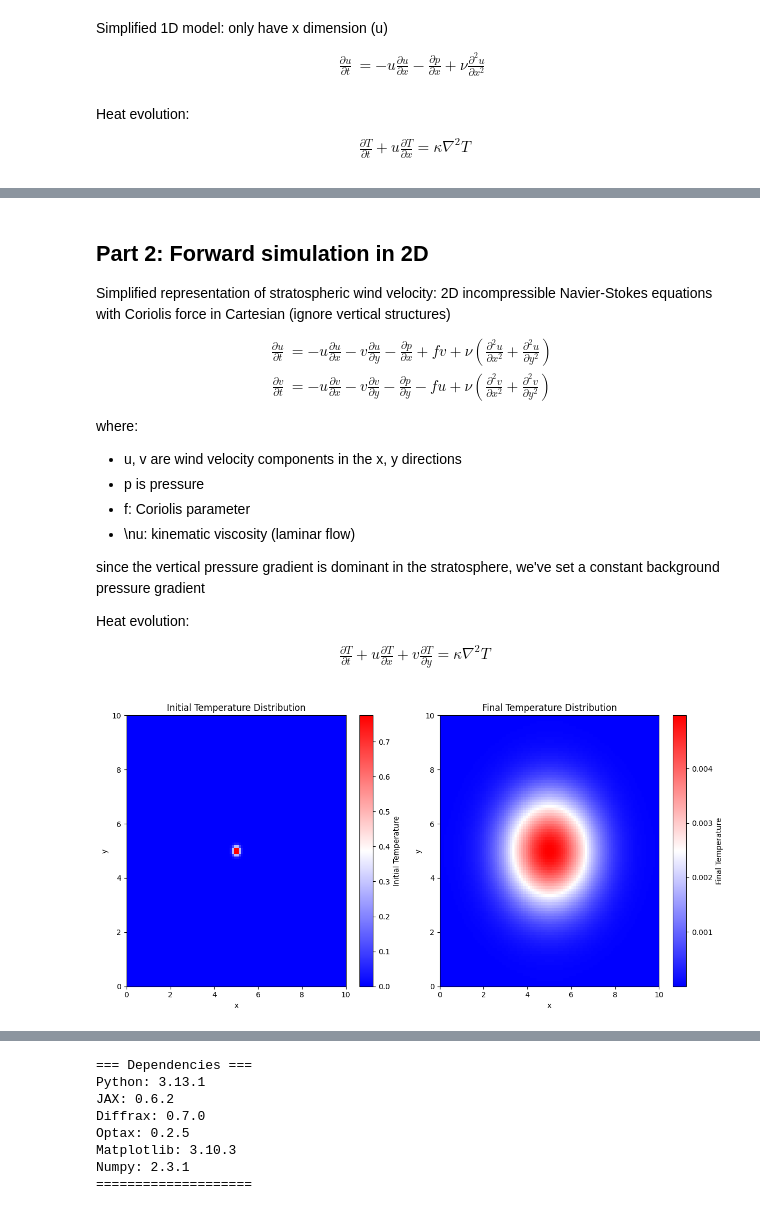
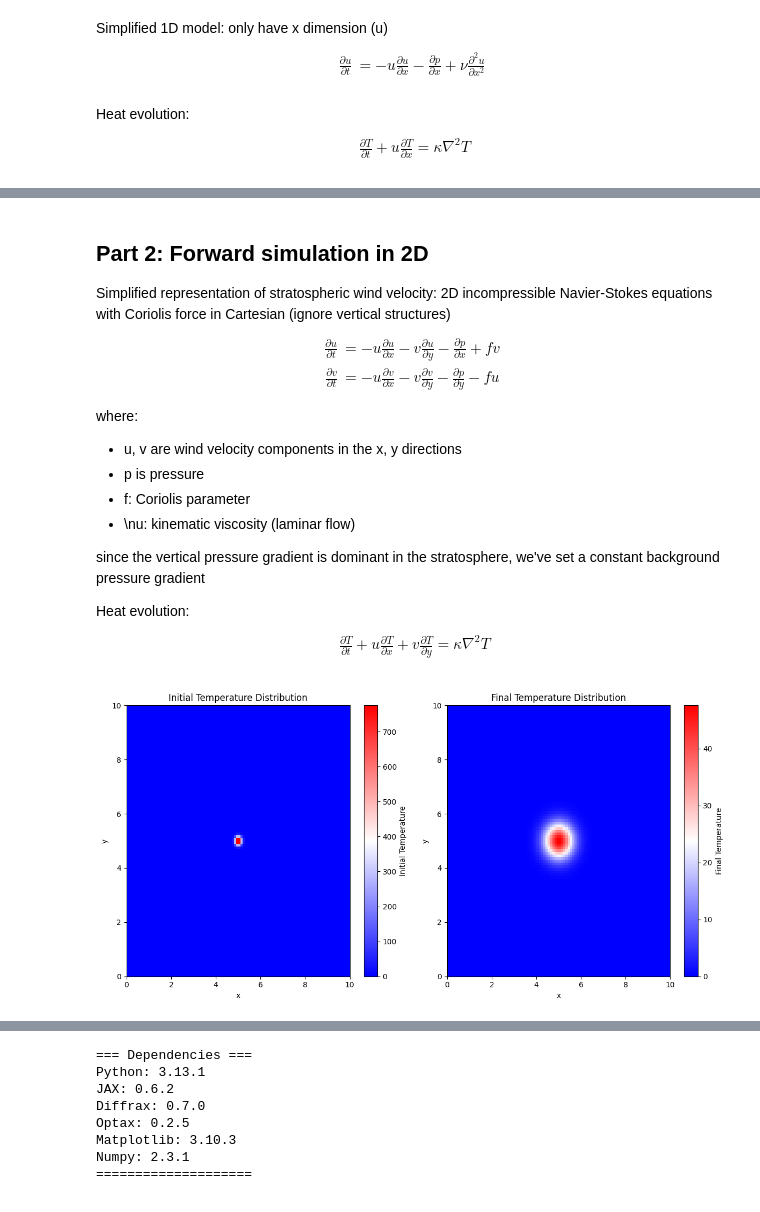
Before and after one commit to jessicakzhang/differential-envopt, a Jupyter notebook: heat_example/heat_NS_optimization.ipynb, the cells around one changed output, grey strips where cells are left out. Saved outputs shown, nothing was run; the diff lists cells and outputs as text; code cells hidden in the pictures.

```diff
--- a/heat_example/heat_NS_optimization.ipynb
+++ b/heat_example/heat_NS_optimization.ipynb
@@ -20,7 +20,7 @@ Heat evolution:
 \frac{\partial T}{\partial t} + u \frac{\partial T}{\partial x} = \kappa \nabla^2 T
 \end{align}
 # %%
-Lx = 10
+Lx = 1
 nx = 100
 dx = Lx / (nx - 1)
 dt = 0.001
@@ -74,8 +74,8 @@ plt.show()
 ## Part 2: Forward simulation in 2D
 Simplified representation of stratospheric wind velocity: 2D incompressible Navier-Stokes equations with Coriolis force in Cartesian (ignore vertical structures)
 \begin{align}
-\frac{\partial u}{\partial t} &= -u \frac{\partial u}{\partial x} - v \frac{\partial u}{\partial y} - \frac{\partial p}{\partial x} + f v + \nu \left( \frac{\partial^2 u}{\partial x^2} + \frac{\partial^2 u}{\partial y^2} \right) \\
-\frac{\partial v}{\partial t} &= -u \frac{\partial v}{\partial x} - v \frac{\partial v}{\partial y} - \frac{\partial p}{\partial y} - f u + \nu \left( \frac{\partial^2 v}{\partial x^2} + \frac{\partial^2 v}{\partial y^2} \right)
+\frac{\partial u}{\partial t} &= -u \frac{\partial u}{\partial x} - v \frac{\partial u}{\partial y} - \frac{\partial p}{\partial x} + f v  \\
+\frac{\partial v}{\partial t} &= -u \frac{\partial v}{\partial x} - v \frac{\partial v}{\partial y} - \frac{\partial p}{\partial y} - f u
 \end{align}
 
 where:
@@ -185,8 +185,8 @@ def coupled_NS_heat(t, state, args):
     d2v_dx2, d2v_dy2 = laplacian(v, dx, dy)
     dp_dx, dp_dy = pressure_gradient(t)
 
-    du_dt = - (u * du_dx + v * du_dy + dp_dx) + f * v + nu * (d2u_dx2 + d2u_dy2)
-    dv_dt = - (u * dv_dx + v * dv_dy + dp_dy) - f * u + nu * (d2v_dx2 + d2v_dy2)
+    du_dt = - (u * du_dx + v * du_dy + dp_dx) + f * v
+    dv_dt = - (u * dv_dx + v * dv_dy + dp_dy) - f * u
 
     # need to solve for dpsi/dt from du_dt and dv_dt:
     # ∂/∂x(∂v/∂t) - ∂/∂y(∂u/∂t) = ∇²(∂ψ/∂t): vorticity = laplacian(streamfunction)
@@ -208,7 +208,7 @@ def simulate(psi0, T0, t_end):
     term = diffrax.ODETerm(coupled_NS_heat)
     solver = diffrax.Tsit5()
     #saveat = diffrax.SaveAt(ts=jnp.linspace(0, t_end, 10))
-    stepsize_controller=diffrax.PIDController(rtol=1e-4, atol=1e-5)
+    #stepsize_controller=diffrax.PIDController(rtol=1e-4, atol=1e-5)
     solution = diffrax.diffeqsolve(
         term,
         solver,
@@ -223,37 +223,48 @@ def simulate(psi0, T0, t_end):
     #return psi_final, T_final, solution.ts
     return psi_final, T_final
 # %%
+Lx = 10 # Domain size in x (m)
+Ly = 10 # Domain size in y (m)
+nx = 100     # Grid points in x
+ny = 100    # Grid points in y
+
+# Create grid
+x = jnp.linspace(0, Lx, nx)
+y = jnp.linspace(0, Ly, ny)
+dx = Lx / (nx - 1)
+dy = Ly / (ny - 1)
+X, Y = jnp.meshgrid(x, y, indexing='ij')
 # Gaussian parameters
 x0 = Lx / 2  # center x
 y0 = Ly / 2  # center y
 sigma_x = 0.1  # std in x
 sigma_y = 0.1  # std in y
 
 # 2D Gaussian
-gaussian = jnp.exp(-(((X - x0) ** 2) / (2 * sigma_x ** 2) +
+gaussian = 1e3 * jnp.exp(-(((X - x0) ** 2) / (2 * sigma_x ** 2) +
                     ((Y - y0) ** 2) / (2 * sigma_y ** 2)))
 T0 = jnp.array(gaussian, dtype=jnp.float32)  # initial temperature distribution
 psi0 = jnp.zeros_like(T0)  # initial streamfunction
-psi_final, T_final = simulate(psi0, T0, t_end=100)
+psi_final, T_final = simulate(psi0, T0, t_end=10)
 
 # Plotting
 plt.figure(figsize=(12,6))
 # plot initial and final temperature distributions
 plt.subplot(1, 2, 1)
 plt.imshow(T0, extent=(0, Lx, 0, Ly), origin='lower', aspect='auto', cmap='bwr')
 plt.colorbar(label='Initial Temperature')
 plt.title('Initial Temperature Distribution')
 plt.xlabel('x')
 plt.ylabel('y')
 
 plt.subplot(1, 2, 2)
 plt.imshow(T_final[0], extent=(0, Lx, 0, Ly), origin='lower', aspect='auto', cmap='bwr')
 plt.colorbar(label='Final Temperature')
 plt.title('Final Temperature Distribution')
 plt.xlabel('x')
 plt.ylabel('y')
 
 plt.tight_layout()
 plt.show()
 # %% [output]
-[figure, old version]
+[figure, new version]
```
Also changed, not shown: parts of 9 cells of this notebook.
